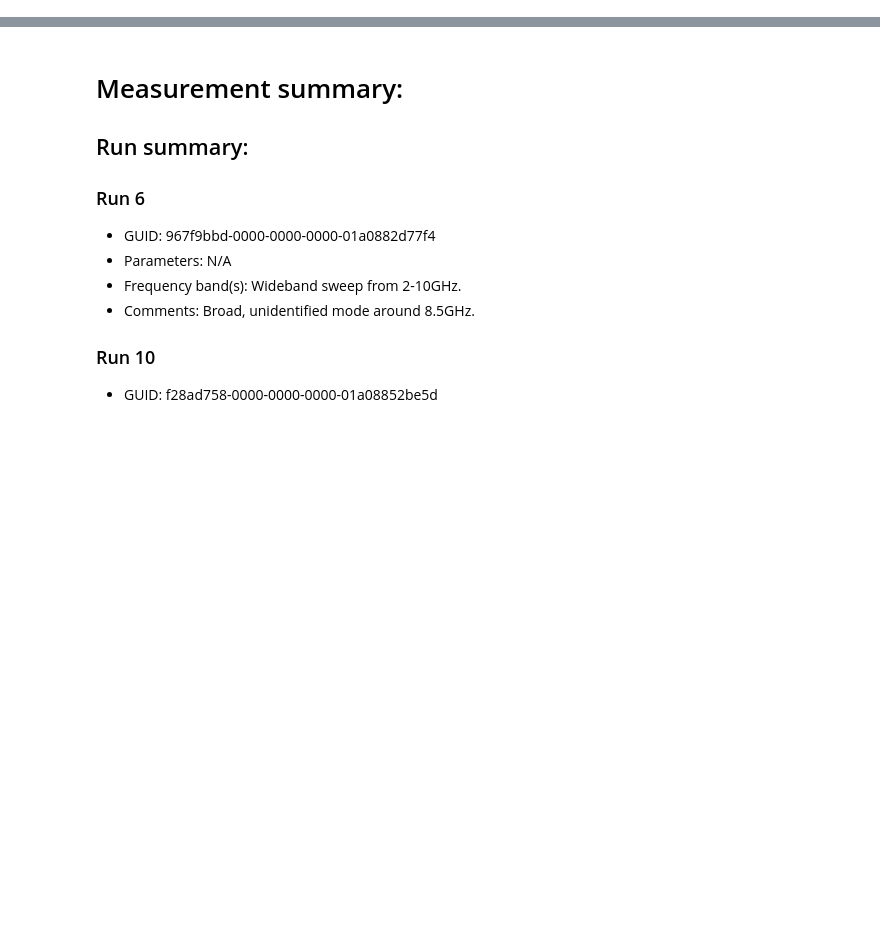
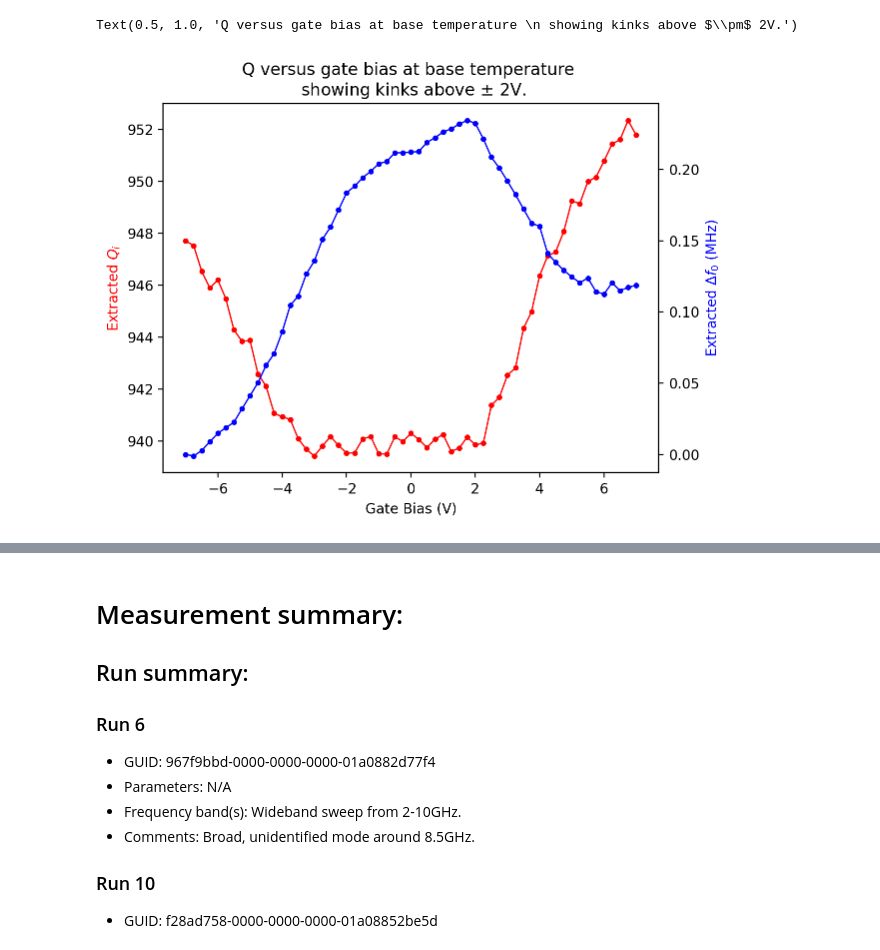
Before and after one commit to eseyetea/2d-sensing, a Jupyter notebook: 2d-sensing/src/analysis/analysis - Copy.ipynb, the cells around one changed output, grey strips where cells are left out. Saved outputs shown, nothing was run; the diff lists cells and outputs as text; code cells hidden in the pictures; blank space fills up the shorter version.

```diff
--- a/2d-sensing/src/measurement/analysis.ipynb
+++ b/2d-sensing/src/analysis/analysis - Copy.ipynb
@@ -20,0 +258,29 @@ import time
+# %%
+# Use this to set the background subtraction for all traces.
+f0_arr = []
+q_arr = []
+background = M*seg_freq/1e9+B
+
+for idx,row in enumerate(seg_s21):
+
+    try:
+        q,q_err,qc,qc_err,qi,qi_err,f,f_err,a = circle_fit(seg_freq,np.real(row),np.imag(row),power=-80,plotResults=False)
+        q_arr.append(qi)
+        f0_arr.append(f)
+    except:
+        print("Could not fit!")
+
+# plt.plot(gate,np.array(f0_arr)/1e9)
+fig, ax = plt.subplots(1)
+ax.plot(gate,np.array(np.abs(q_arr)),c='red',marker='.',linewidth=1)
+ax.set_xlabel('Gate Bias (V)')
+ax.set_ylabel("Extracted $Q_i$",c='red')
+
+ax1 = ax.twinx()
+ax1.plot(gate,(np.array(f0_arr)-f0_arr[0])/1e6,c='blue',marker='.',linewidth=1)
+ax1.set_ylabel("Extracted $\Delta f_0$ (MHz)",c='blue')
+
+plt.title("Q versus gate bias at base temperature \n showing kinks above $\pm$ 2V.")
+# %% [output]
+Text(0.5, 1.0, 'Q versus gate bias at base temperature \n showing kinks above $\\pm$ 2V.')
+[figure, added]
```
Also changed, not shown: parts of 22 cells of this notebook, 18 other files.
